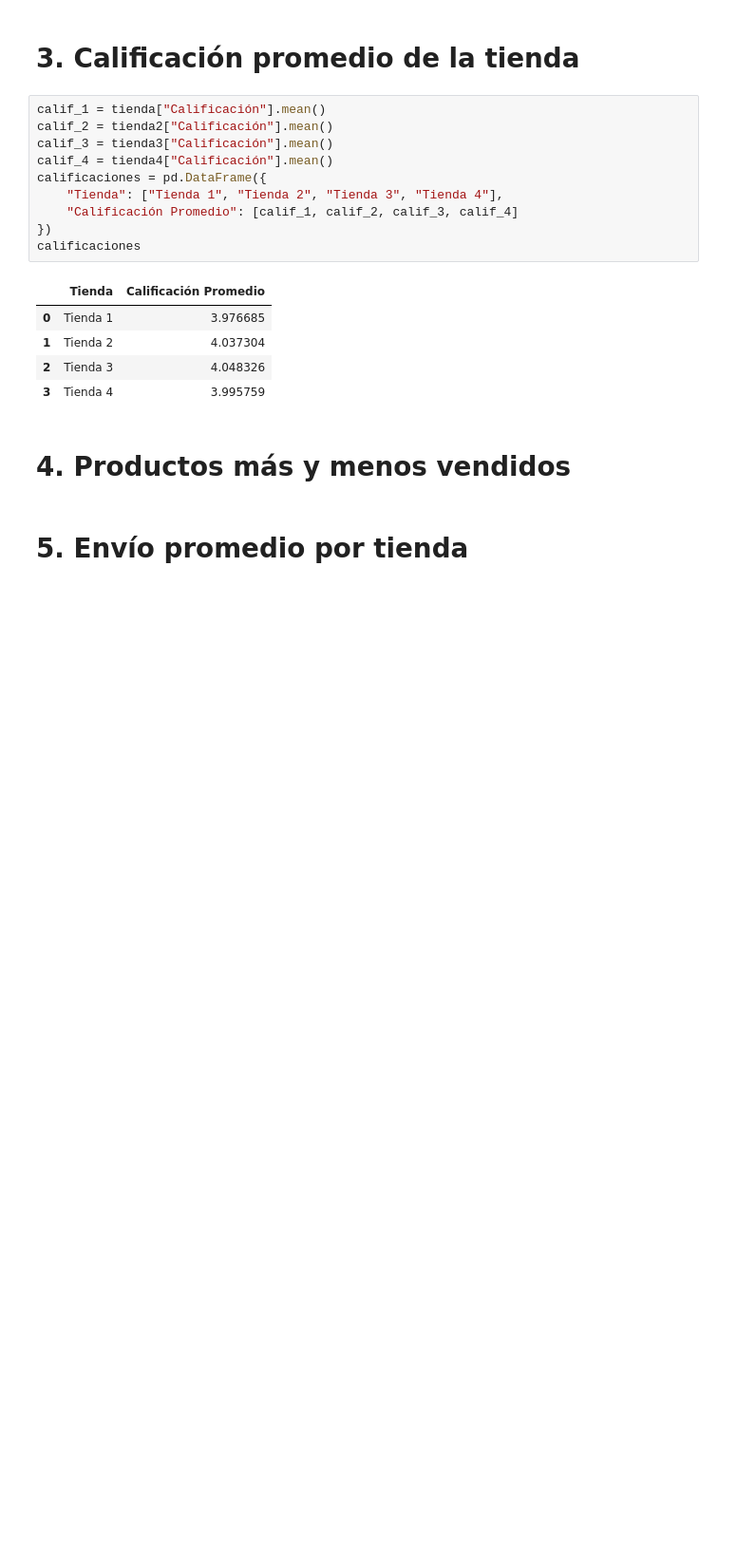
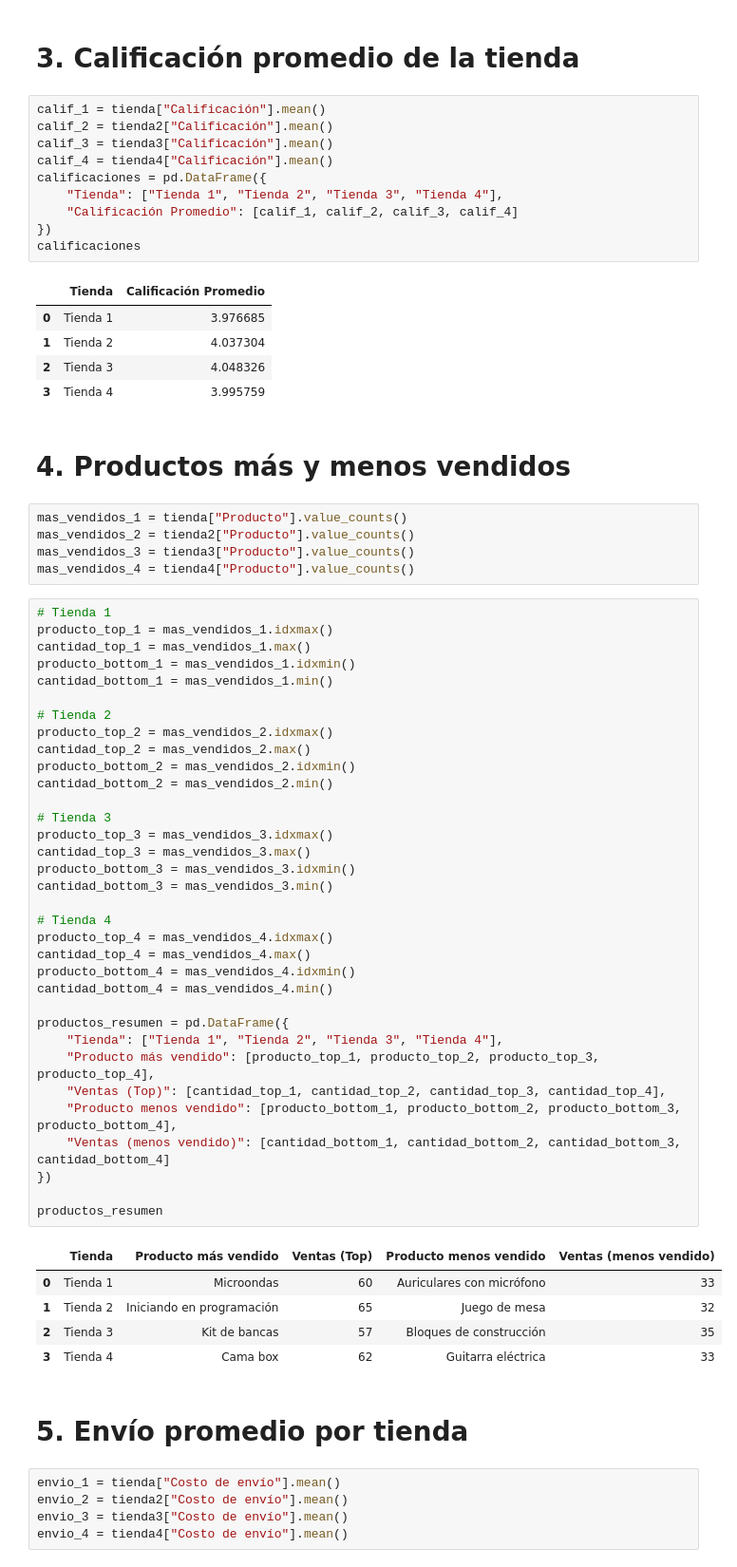
Before and after one commit to Stiven2308/Challenge1_Alura, a Jupyter notebook: AluraStoreLatam.ipynb, the cells around one changed output. Shown at 95% size. Cells and saved outputs as stored; diff of their text form; blank space fills up the shorter version.

```diff
--- a/AluraStoreLatam.ipynb
+++ b/AluraStoreLatam.ipynb
@@ -125,5 +125,55 @@ calificaciones
 | 3 | Tienda 4 | 3.995759 |
 # %% [markdown]
 # 4. Productos más y menos vendidos
+# %%
+mas_vendidos_1 = tienda["Producto"].value_counts()
+mas_vendidos_2 = tienda2["Producto"].value_counts()
+mas_vendidos_3 = tienda3["Producto"].value_counts()
+mas_vendidos_4 = tienda4["Producto"].value_counts()
+# %%
+# Tienda 1
+producto_top_1 = mas_vendidos_1.idxmax()
+cantidad_top_1 = mas_vendidos_1.max()
+producto_bottom_1 = mas_vendidos_1.idxmin()
+cantidad_bottom_1 = mas_vendidos_1.min()
+
+# Tienda 2
+producto_top_2 = mas_vendidos_2.idxmax()
+cantidad_top_2 = mas_vendidos_2.max()
+producto_bottom_2 = mas_vendidos_2.idxmin()
+cantidad_bottom_2 = mas_vendidos_2.min()
+
+# Tienda 3
+producto_top_3 = mas_vendidos_3.idxmax()
+cantidad_top_3 = mas_vendidos_3.max()
+producto_bottom_3 = mas_vendidos_3.idxmin()
+cantidad_bottom_3 = mas_vendidos_3.min()
+
+# Tienda 4
+producto_top_4 = mas_vendidos_4.idxmax()
+cantidad_top_4 = mas_vendidos_4.max()
+producto_bottom_4 = mas_vendidos_4.idxmin()
+cantidad_bottom_4 = mas_vendidos_4.min()
+
+productos_resumen = pd.DataFrame({
+    "Tienda": ["Tienda 1", "Tienda 2", "Tienda 3", "Tienda 4"],
+    "Producto más vendido": [producto_top_1, producto_top_2, producto_top_3, producto_top_4],
+    "Ventas (Top)": [cantidad_top_1, cantidad_top_2, cantidad_top_3, cantidad_top_4],
+    "Producto menos vendido": [producto_bottom_1, producto_bottom_2, producto_bottom_3, producto_bottom_4],
+    "Ventas (menos vendido)": [cantidad_bottom_1, cantidad_bottom_2, cantidad_bottom_3, cantidad_bottom_4]
+})
+
+productos_resumen
+# %% [output]
+|  | Tienda | Producto más vendido | Ventas (Top) | Producto menos vendido | Ventas (menos vendido) |
+| 0 | Tienda 1 | Microondas | 60 | Auriculares con micrófono | 33 |
+| 1 | Tienda 2 | Iniciando en programación | 65 | Juego de mesa | 32 |
+| 2 | Tienda 3 | Kit de bancas | 57 | Bloques de construcción | 35 |
+| 3 | Tienda 4 | Cama box | 62 | Guitarra eléctrica | 33 |
 # %% [markdown]
 # 5. Envío promedio por tienda
+# %%
+envio_1 = tienda["Costo de envío"].mean()
+envio_2 = tienda2["Costo de envío"].mean()
+envio_3 = tienda3["Costo de envío"].mean()
+envio_4 = tienda4["Costo de envío"].mean()
```
Also changed, not shown: parts of 1 cell of this notebook.
